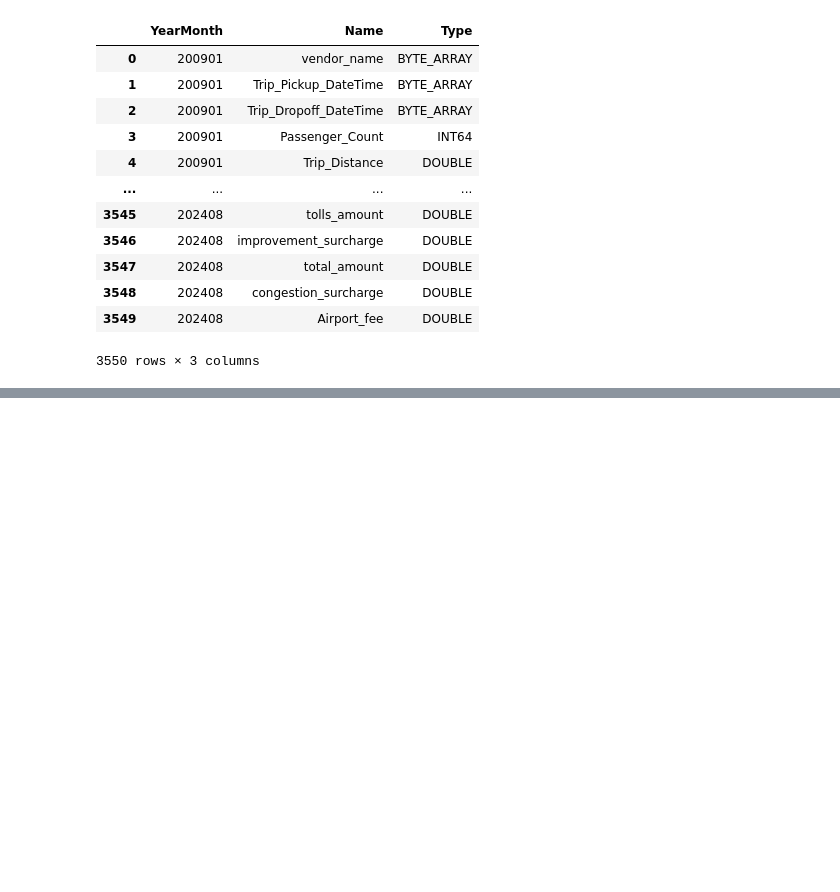
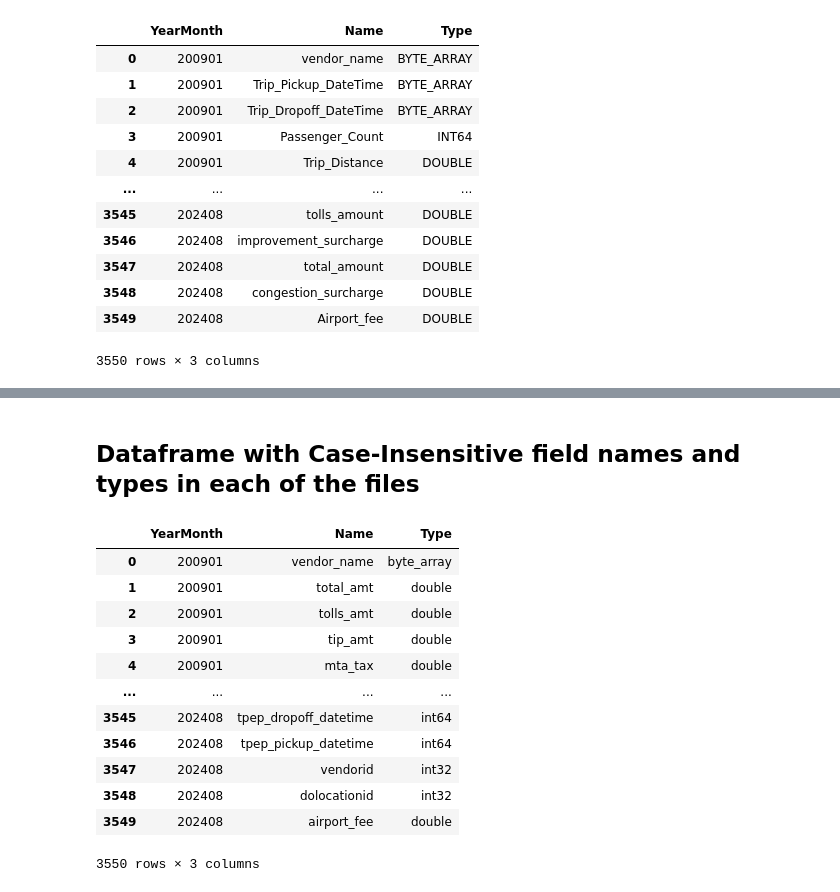
Before and after one commit to snowch/vast-docker-compose-examples, a Jupyter notebook: jupyter-pyspark/examples/yellow_taxi_data_pt0_schema.ipynb, the cells around one changed output, grey strips where cells are left out. Cells and saved outputs as stored; diff of their text form; code cells hidden in the pictures; blank space fills up the shorter version.

```diff
--- a/jupyter-pyspark/examples/yellow_taxi_data_pt0_schema.ipynb
+++ b/jupyter-pyspark/examples/yellow_taxi_data_pt0_schema.ipynb
@@ -186,0 +197,22 @@ Schema changes for 202408:
+# %% [markdown]
+## Dataframe with Case-Insensitive field names and types in each of the files
+# %%
+# case insensitive field comparisons
+schema_df_ci = schema_df
+schema_df_ci['Name'] = schema_df_ci['Name'].str.lower()
+schema_df_ci['Type'] = schema_df_ci['Type'].str.lower()
+schema_df_ci
+# %% [output]
+|  | YearMonth | Name | Type |
+| 0 | 200901 | vendor_name | byte_array |
+| 1 | 200901 | total_amt | double |
+| 2 | 200901 | tolls_amt | double |
+| 3 | 200901 | tip_amt | double |
+| 4 | 200901 | mta_tax | double |
+| ... | ... | ... | ... |
+| 3545 | 202408 | tpep_dropoff_datetime | int64 |
+| 3546 | 202408 | tpep_pickup_datetime | int64 |
+| 3547 | 202408 | vendorid | int32 |
+| 3548 | 202408 | dolocationid | int32 |
+| 3549 | 202408 | airport_fee | double |
+3550 rows × 3 columns
```
Also changed, not shown: parts of 7 cells of this notebook.
